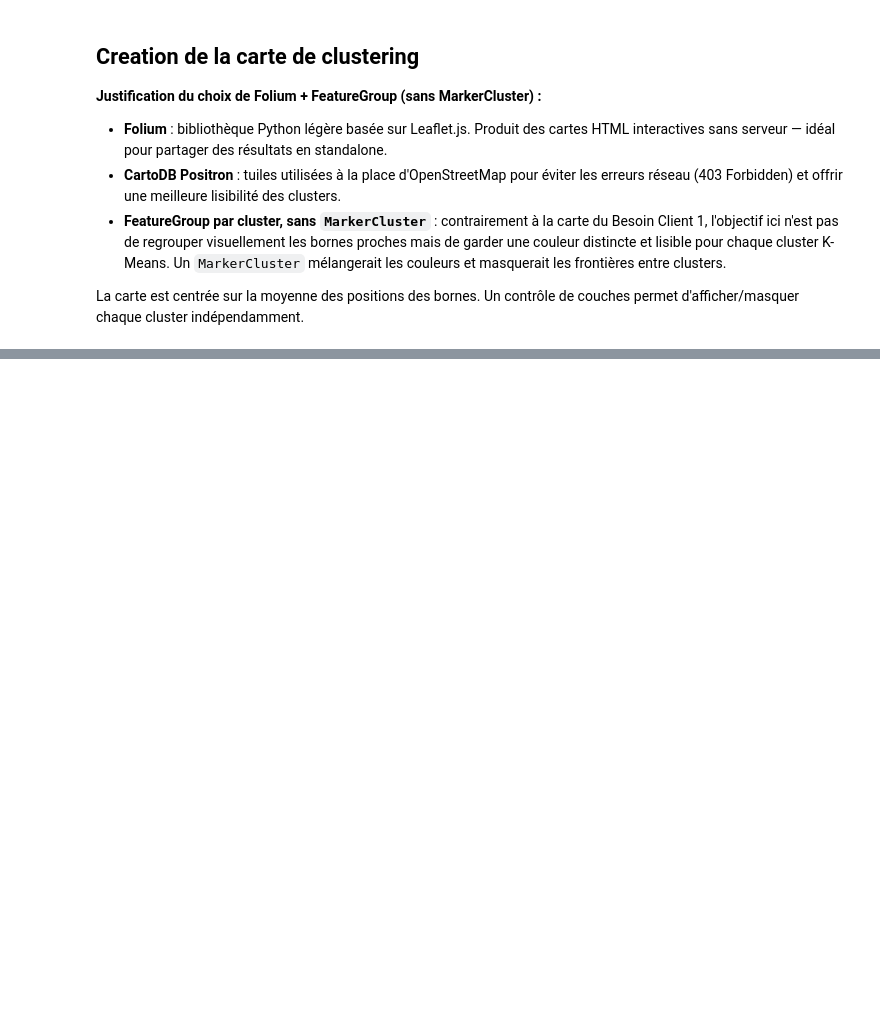
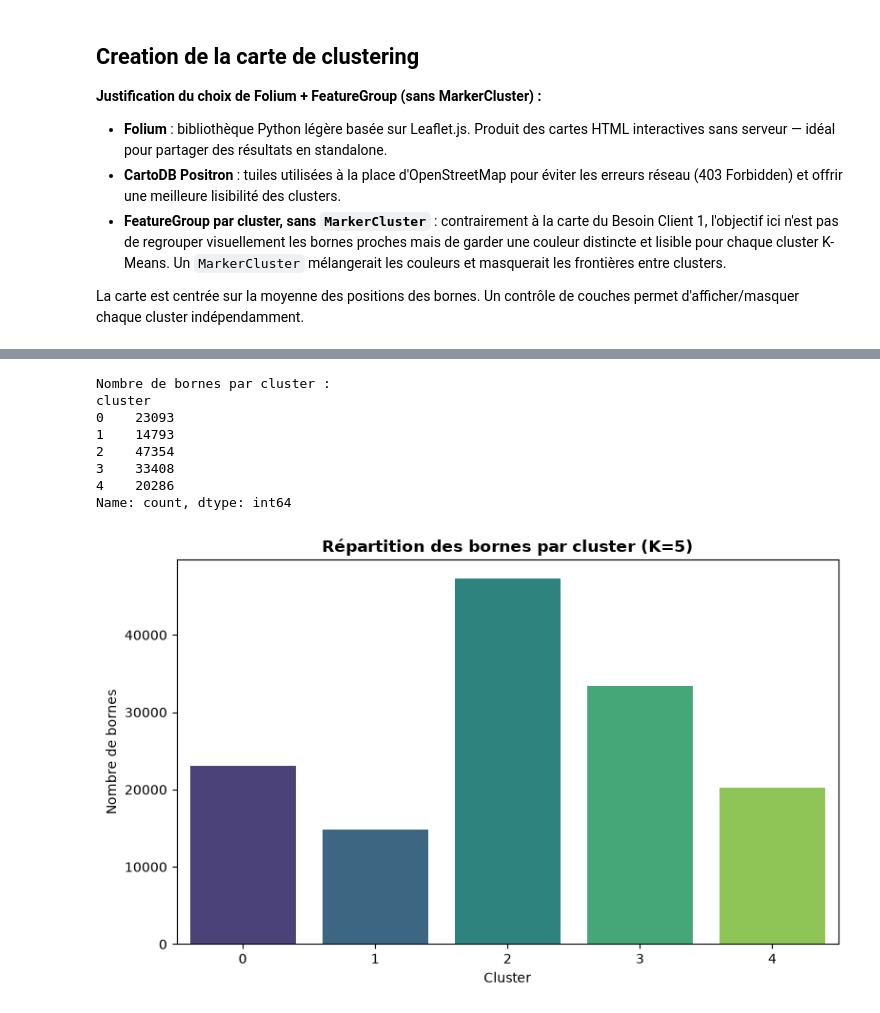
Before and after one commit to Dackss/ProjetIA, a Jupyter notebook: Besoin_Client_2/main.ipynb, the cells around one changed output, grey strips where cells are left out. Saved outputs shown, nothing was run; the diff lists cells and outputs as text; code cells hidden in the pictures; blank space fills up the shorter version.

```diff
--- a/Besoin_Client_2/main.ipynb
+++ b/Besoin_Client_2/main.ipynb
@@ -192,0 +306,23 @@ print(
+# %%
+repartition = irve["cluster"].value_counts().sort_index()
+print("Nombre de bornes par cluster :")
+print(repartition)
+
+plt.figure(figsize=(8, 5))
+sns.barplot(x=repartition.index.astype(str), y=repartition.values, hue=repartition.index.astype(str), legend=False, palette="viridis")
+plt.title(f"Répartition des bornes par cluster (K={k_choisi})", fontsize=12, fontweight='bold')
+plt.xlabel("Cluster")
+plt.ylabel("Nombre de bornes")
+plt.tight_layout()
+plt.savefig(os.path.join("output", "repartition_clusters.png"))
+plt.show()
+# %% [output]
+Nombre de bornes par cluster :
+cluster
+0    23093
+1    14793
+2    47354
+3    33408
+4    20286
+Name: count, dtype: int64
+[figure, added]
```
Also changed, not shown: parts of 13 cells of this notebook, 7 other files.
